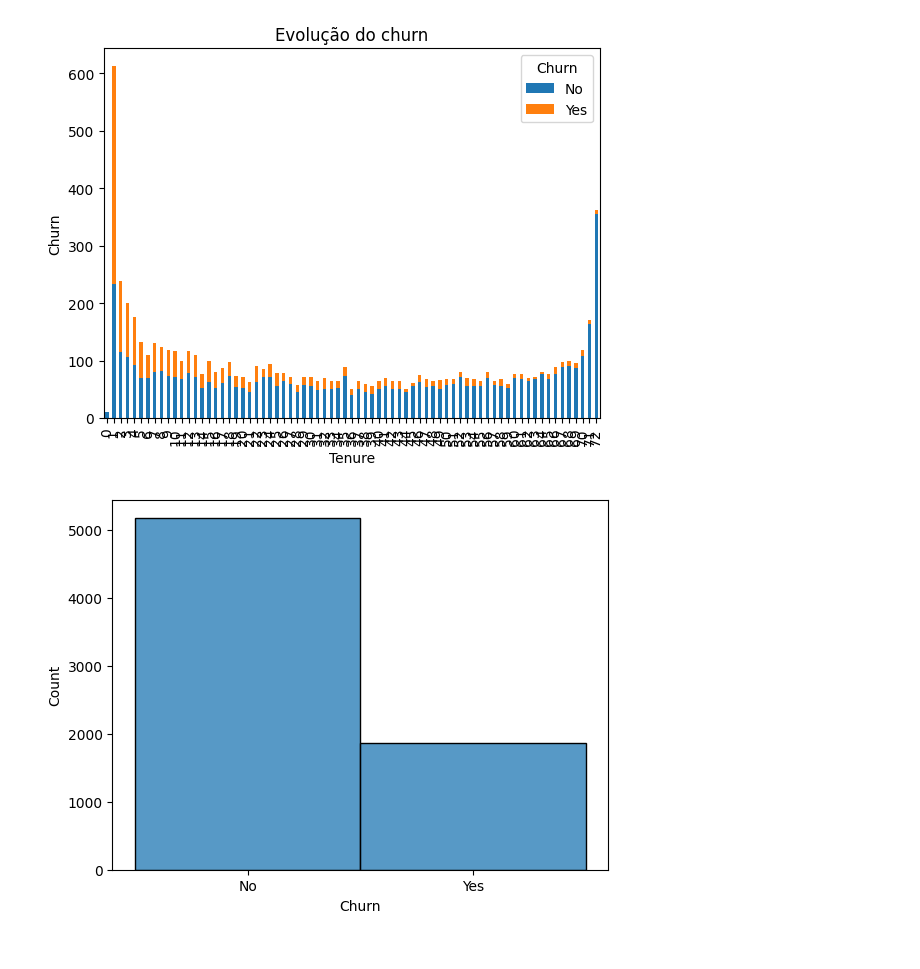
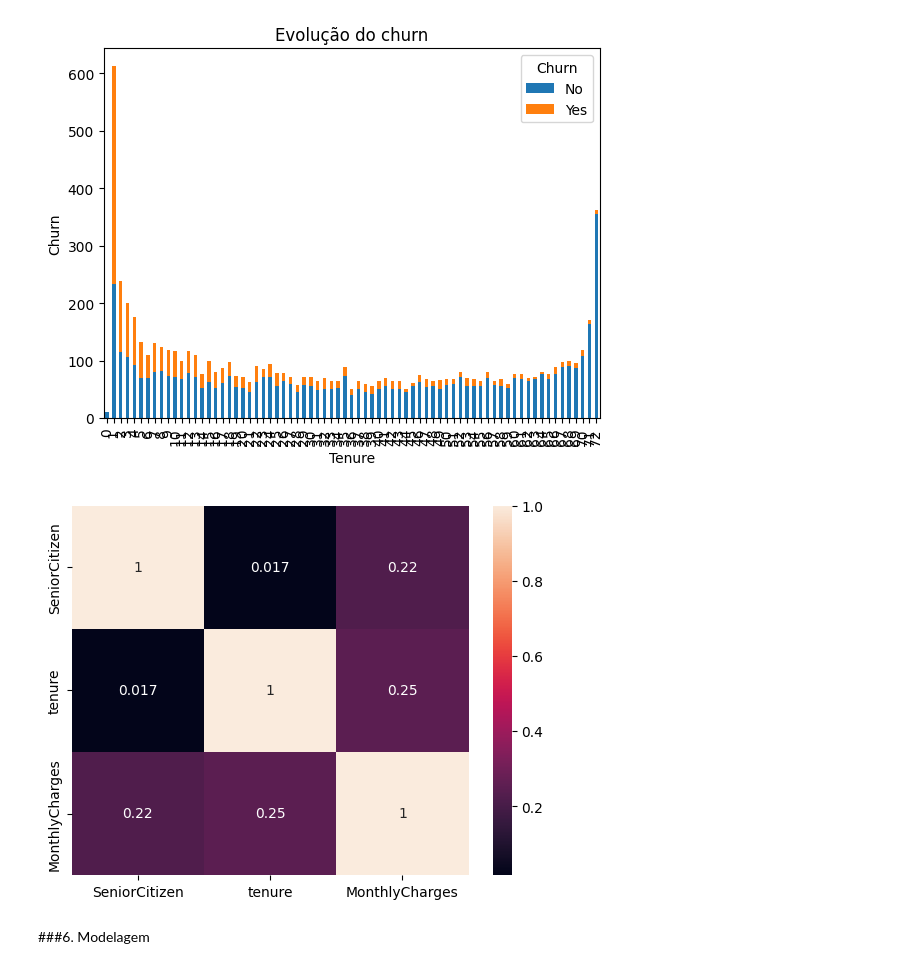
Before and after one commit to Natalia-SB/Portfolio, a Jupyter notebook: churn.ipynb, the cells around one changed output. Saved outputs shown, nothing was run; the diff lists cells and outputs as text; code cells hidden in the pictures.

```diff
--- a/churn.ipynb
+++ b/churn.ipynb
@@ -135,9 +197,11 @@ plt.ylabel('Churn')
 plt.show()
 # %% [output]
 [figure]
-# %%
-#Distribuição das variáveis numéricas
-sns.histplot(churn['Churn'], kde=False, bins=10)
-plt.show()
-# %% [output]
-[figure, removed]
+# %%
+#Correlação entre as variáveis
+sns.heatmap(churn.corr(), annot=True)
+plt.show()
+# %% [output]
+[figure, added]
+# %% [markdown]
+###6. Modelagem
```
Also changed, not shown: parts of 7 cells of this notebook.
